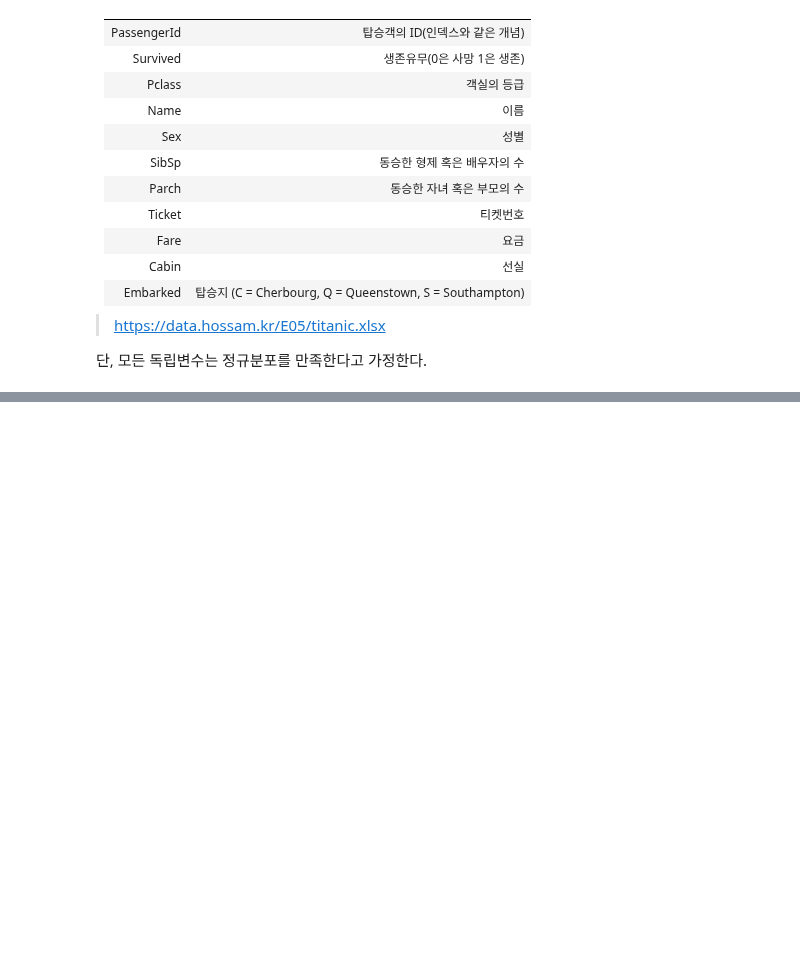
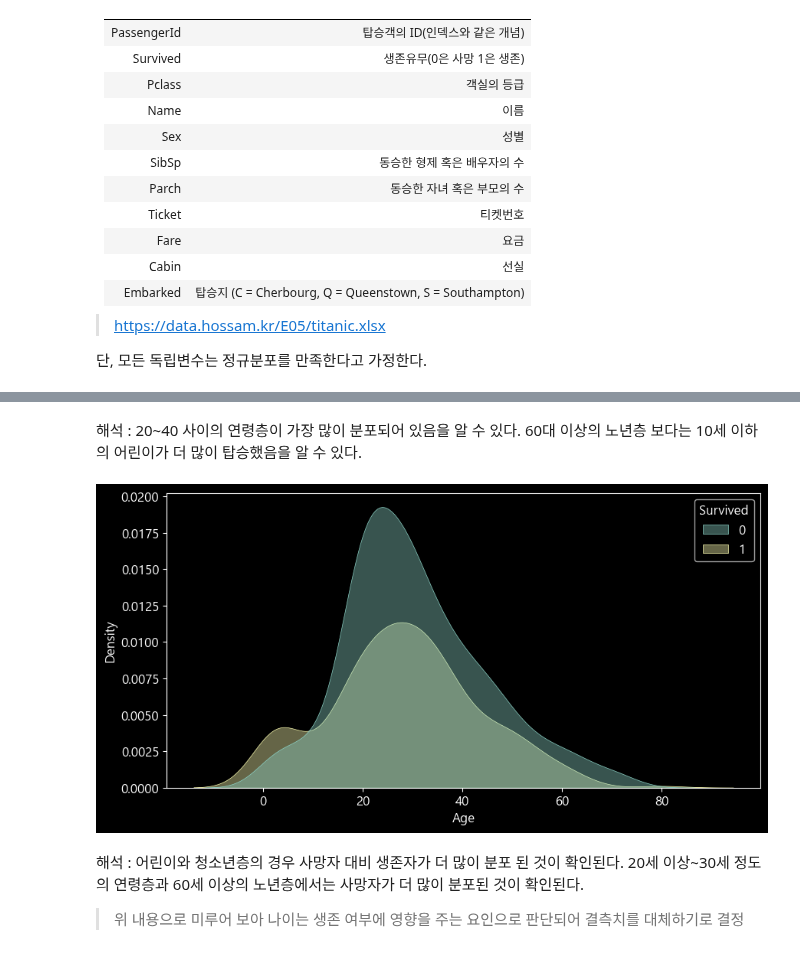
Before and after one commit to maker-lee/megait-data, a Jupyter notebook: E.확증적_데이터_분석/05.로지스틱 회귀/연습문제(1).ipynb, the cells around one changed output, grey strips where cells are left out. Cells and saved outputs as stored; diff of their text form; code cells hidden in the pictures; blank space fills up the shorter version.

```diff
--- a/E.확증적_데이터_분석/05.로지스틱 회귀/연습문제(1).ipynb
+++ b/E.확증적_데이터_분석/05.로지스틱 회귀/연습문제(1).ipynb
@@ -144,0 +246,12 @@ df1.head()
+# %% [markdown]
+해석 : 20~40 사이의 연령층이 가장 많이 분포되어 있음을 알 수 있다. 60대 이상의 노년층 보다는 10세 이하의 어린이가 더 많이 탑승했음을 알 수 있다.
+# %%
+plt.figure(figsize=(10, 5))
+sb.kdeplot(data=df, x='Age', hue='Survived', fill=True, alpha=0.4, linewidth=0.5)
+plt.show()
+plt.close()
+# %% [output]
+[figure, added]
+# %% [markdown]
+해석 : 어린이와 청소년층의 경우 사망자 대비 생존자가 더 많이 분포 된 것이 확인된다. 20세 이상~30세 정도의 연령층과 60세 이상의 노년층에서는 사망자가 더 많이 분포된 것이 확인된다.
+> 위 내용으로 미루어 보아 나이는 생존 여부에 영향을 주는 요인으로 판단되어 결측치를 대체하기로 결정
```
Also changed, not shown: parts of 73 cells of this notebook, 2 other files.
